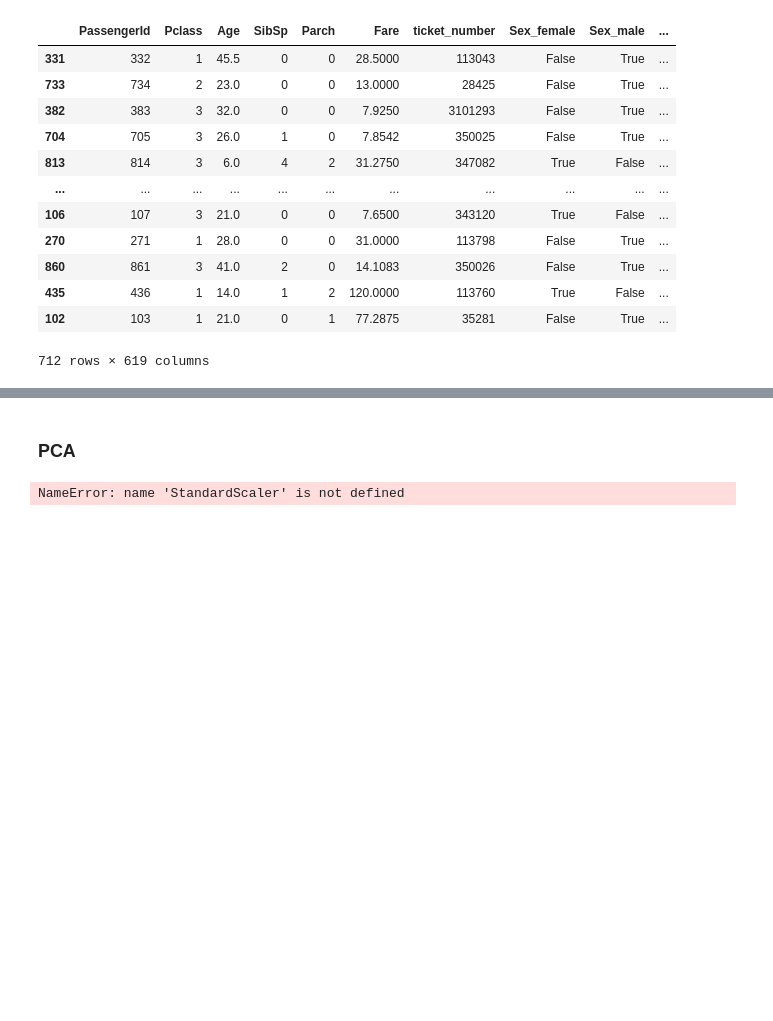
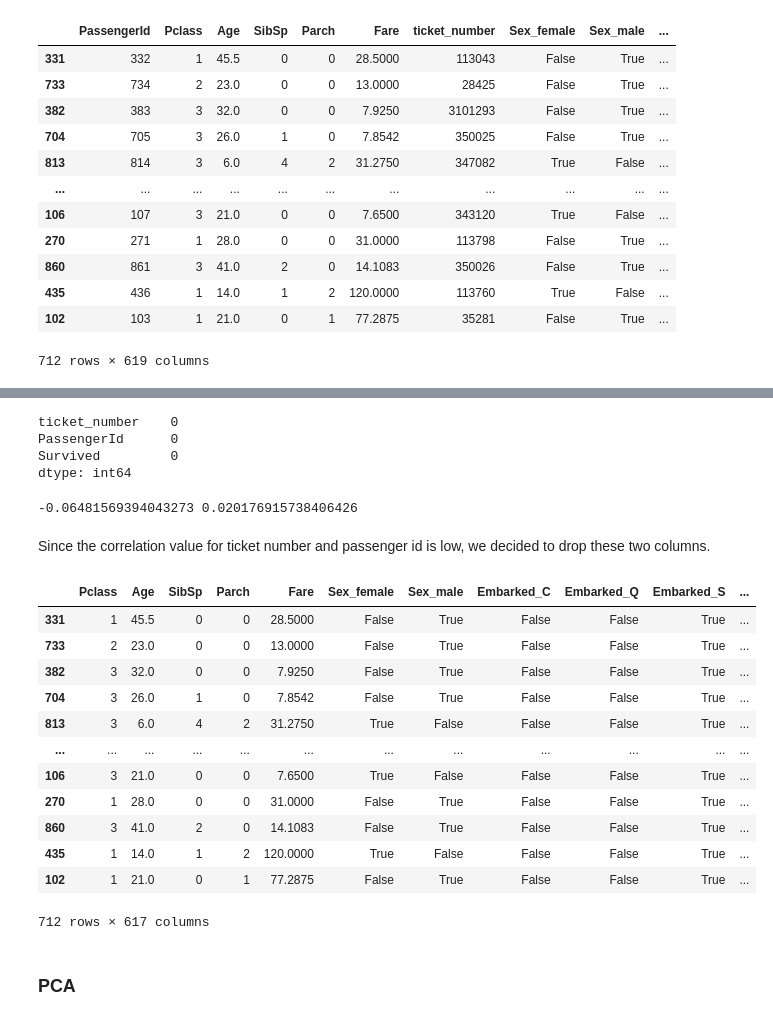
Before and after one commit to DDDDDDDEVIN/Titanic, a Jupyter notebook: notebook/Data Preparation.ipynb, the cells around one changed output, grey strips where cells are left out. Drawn from its saved outputs; the diff is of its cells as text; code cells hidden in the pictures; blank space fills up the shorter version.

```diff
--- a/notebook/Data Preparation.ipynb
+++ b/notebook/Data Preparation.ipynb
@@ -220,0 +259,7 @@ encoded_train_X
+# %%
+correlation_df.isna().sum()
+# %% [output]
+ticket_number    0
+PassengerId      0
+Survived         0
+dtype: int64
@@ -221,6 +268,31 @@ encoded_train_X
+# %%
+from scipy.stats import pointbiserialr
+TN_corr, _ = pointbiserialr(correlation_df['ticket_number'], correlation_df['Survived'])
+PI_corr, _ = pointbiserialr(correlation_df['PassengerId'], correlation_df['Survived'])
+print(TN_corr, PI_corr)
+# %% [output]
+-0.06481569394043273 0.020176915738406426
+# %% [markdown]
+Since the correlation value for ticket number and passenger id is low, we decided to drop these two columns.
+# %%
+encoded_train_X = encoded_train_X.drop(columns=['ticket_number', 'PassengerId'])
+encoded_val_X = encoded_val_X.drop(columns=['ticket_number', 'PassengerId'])
+encoded_test_X = encoded_test_X.drop(columns=['ticket_number', 'PassengerId'])
+# %%
+encoded_train_X
+# %% [output]
+|  | Pclass | Age | SibSp | Parch | Fare | Sex_female | Sex_male | Embarked_C | Embarked_Q | Embarked_S | ... |
+| 331 | 1 | 45.5 | 0 | 0 | 28.5000 | False | True | False | False | True | ... |
+| 733 | 2 | 23.0 | 0 | 0 | 13.0000 | False | True | False | False | True | ... |
+| 382 | 3 | 32.0 | 0 | 0 | 7.9250 | False | True | False | False | True | ... |
+| 704 | 3 | 26.0 | 1 | 0 | 7.8542 | False | True | False | False | True | ... |
+| 813 | 3 | 6.0 | 4 | 2 | 31.2750 | True | False | False | False | True | ... |
+| ... | ... | ... | ... | ... | ... | ... | ... | ... | ... | ... | ... |
+| 106 | 3 | 21.0 | 0 | 0 | 7.6500 | True | False | False | False | True | ... |
+| 270 | 1 | 28.0 | 0 | 0 | 31.0000 | False | True | False | False | True | ... |
+| 860 | 3 | 41.0 | 2 | 0 | 14.1083 | False | True | False | False | True | ... |
+| 435 | 1 | 14.0 | 1 | 2 | 120.0000 | True | False | False | False | True | ... |
+| 102 | 1 | 21.0 | 0 | 1 | 77.2875 | False | True | False | False | True | ... |
+712 rows × 617 columns
 # %% [markdown]
 ### PCA
-# %%
-scaler = StandardScaler()
-# %% [output]
-NameError: name 'StandardScaler' is not defined
```
Also changed, not shown: parts of 13 cells of this notebook.
